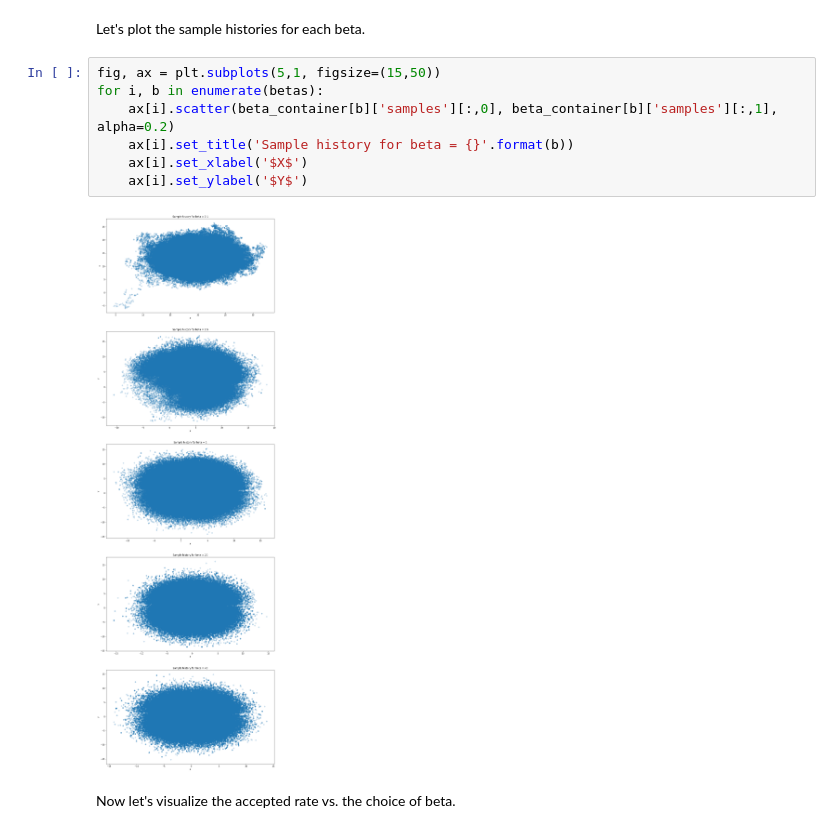
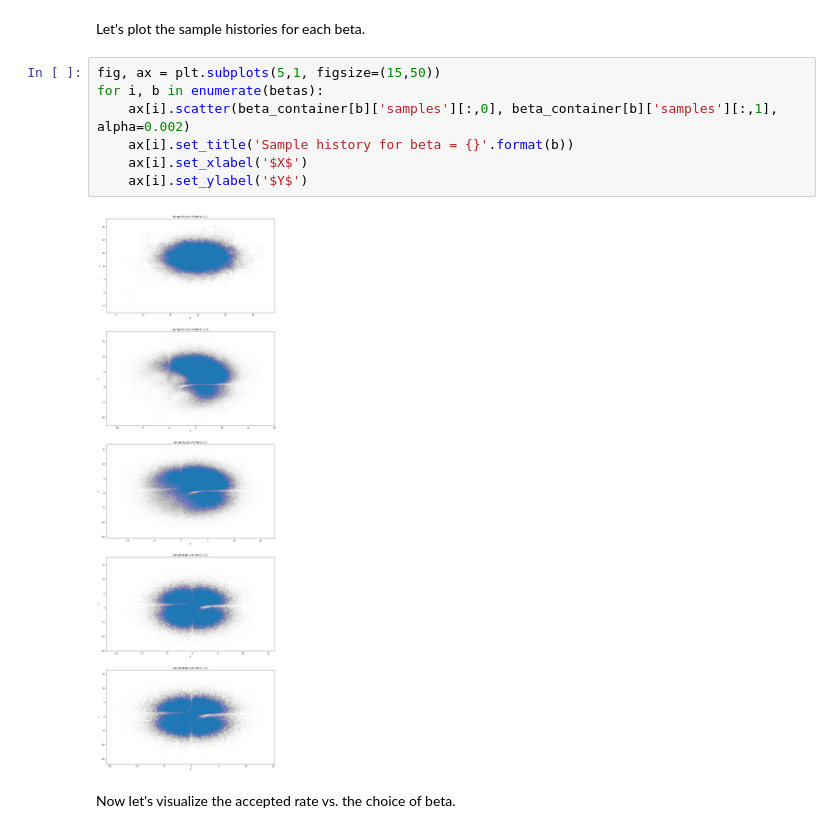
Before and after one commit to IACS-AM-207-Braavos/AM-207, a Jupyter notebook: hw9/AM207_HW9_Questions_Dylan_Randle.ipynb, the cells around one changed output. Saved outputs shown, nothing was run; the diff lists cells and outputs as text.

```diff
--- a/hw9/AM207_HW9_Questions_Dylan_Randle.ipynb
+++ b/hw9/AM207_HW9_Questions_Dylan_Randle.ipynb
@@ -333,12 +335,12 @@ Let's plot the sample histories for each beta.
 # %%
 fig, ax = plt.subplots(5,1, figsize=(15,50))
 for i, b in enumerate(betas):
-    ax[i].scatter(beta_container[b]['samples'][:,0], beta_container[b]['samples'][:,1], alpha=0.2)
+    ax[i].scatter(beta_container[b]['samples'][:,0], beta_container[b]['samples'][:,1], alpha=0.002)
     ax[i].set_title('Sample history for beta = {}'.format(b))
     ax[i].set_xlabel('$X$')
     ax[i].set_ylabel('$Y$')
 # %% [output]
-[figure, old version]
+[figure, new version]
 # %% [markdown]
 Now let's visualize the accepted rate vs. the choice of beta.
 # %%
```
Also changed, not shown: parts of 3 cells of this notebook.
